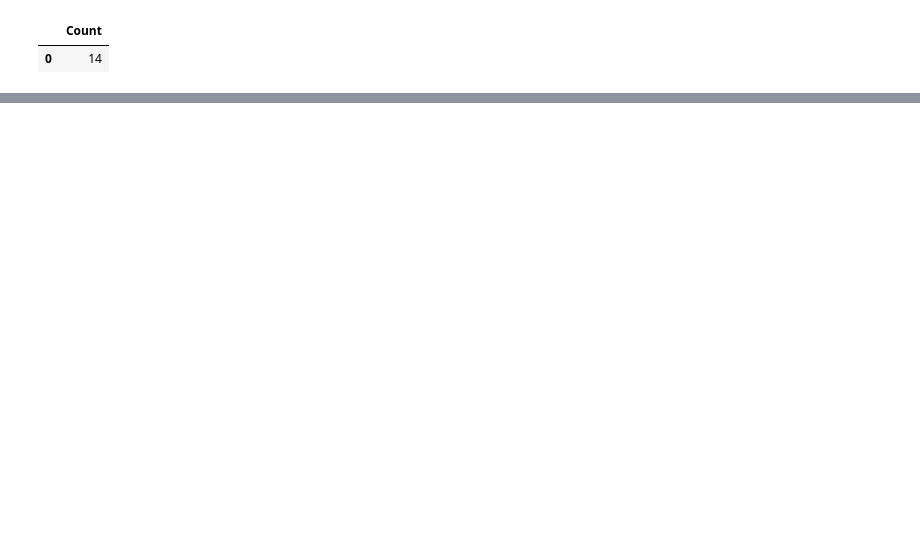
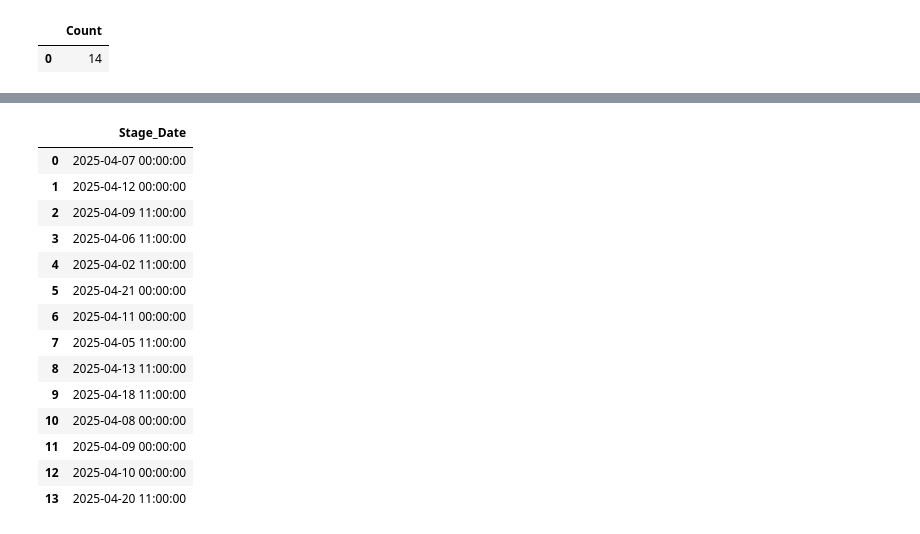
Before and after one commit to cccchhhhrrrr/cccchhhhrrrr.github.io, a Jupyter notebook: docs/python/charts.ipynb, the cells around one changed output, grey strips where cells are left out. Saved outputs shown, nothing was run; the diff lists cells and outputs as text; code cells hidden in the pictures; blank space fills up the shorter version.

```diff
--- a/docs/python/charts.ipynb
+++ b/docs/python/charts.ipynb
@@ -122,0 +122,23 @@ plt.show()
+# %%
+%%sql
+    SELECT DISTINCT Stage_Date
+    FROM RaceResultsPoints
+    WHERE 1 = 1
+        AND Points > 0
+        AND Stage_Date >= '2025-04-01'
+# %% [output]
+|  | Stage_Date |
+| 0 | 2025-04-07 00:00:00 |
+| 1 | 2025-04-12 00:00:00 |
+| 2 | 2025-04-09 11:00:00 |
+| 3 | 2025-04-06 11:00:00 |
+| 4 | 2025-04-02 11:00:00 |
+| 5 | 2025-04-21 00:00:00 |
+| 6 | 2025-04-11 00:00:00 |
+| 7 | 2025-04-05 11:00:00 |
+| 8 | 2025-04-13 11:00:00 |
+| 9 | 2025-04-18 11:00:00 |
+| 10 | 2025-04-08 00:00:00 |
+| 11 | 2025-04-09 00:00:00 |
+| 12 | 2025-04-10 00:00:00 |
+| 13 | 2025-04-20 11:00:00 |
```
Also changed, not shown: parts of 4 cells of this notebook, 37 other files.
